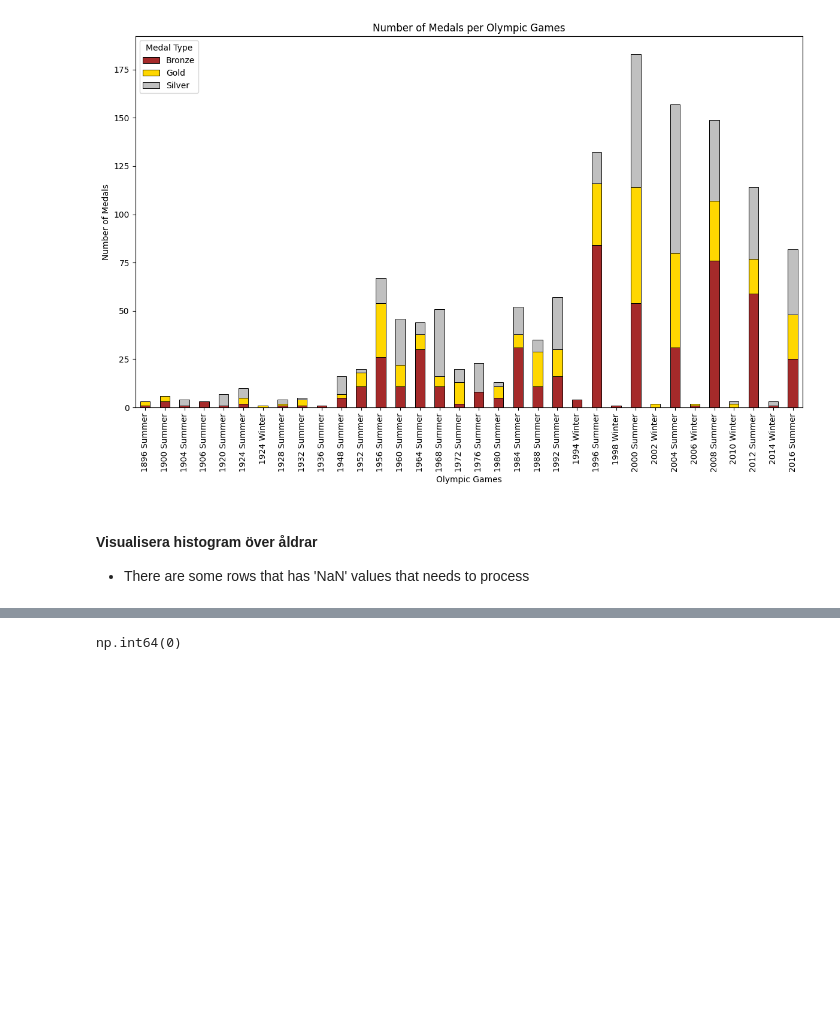
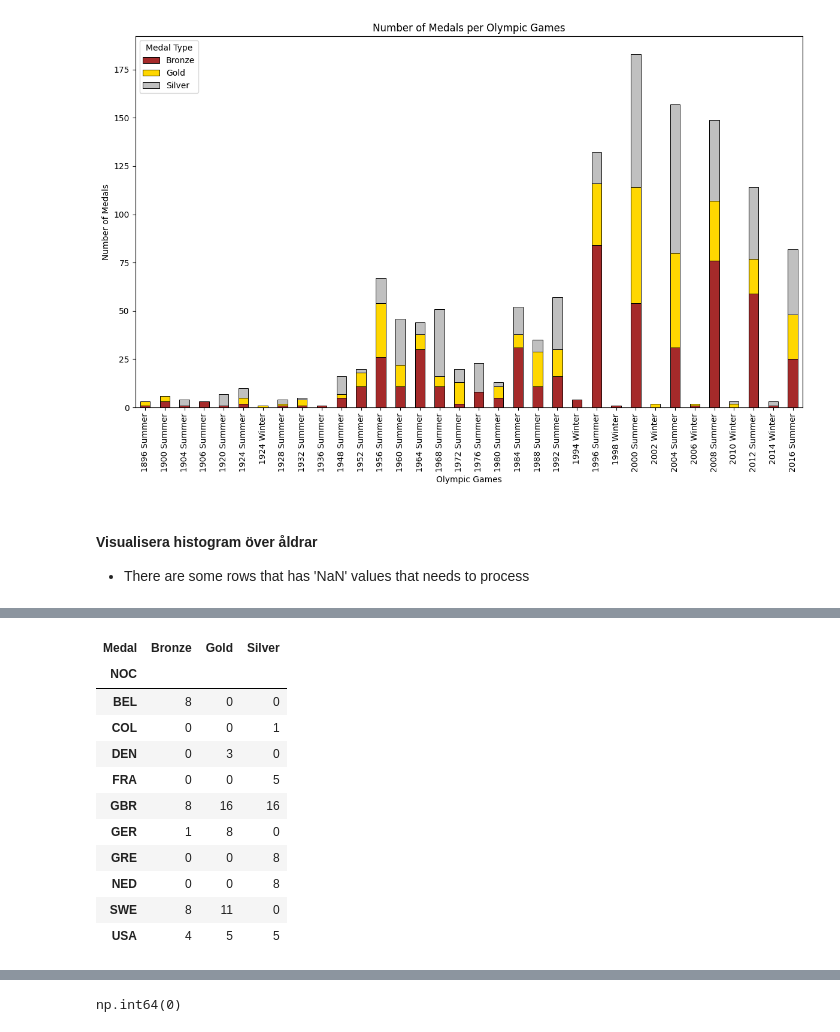
Before and after one commit to HexHungryAda/project-os, a Jupyter notebook: task1-2.ipynb, the cells around one changed output, grey strips where cells are left out. Cells and saved outputs as stored; diff of their text form; code cells hidden in the pictures; blank space fills up the shorter version.

```diff
--- a/task1.ipynb
+++ b/task1-2.ipynb
@@ -191,0 +258,21 @@ processed_aus_data = aus_data.dropna(subset=["Age"])
+# %%
+# Function to get number of medals by sport
+def total_medals_by_country(df, sport):
+    what_sport = df[df["Sport"] == sport]
+    medals = what_sport.groupby(["NOC", "Medal"]).size().unstack(fill_value=0)
+    return medals
+
+total_medals_by_country(df, "Tug-Of-War")
+# %% [output]
+| Medal | Bronze | Gold | Silver |
+| NOC |  |  |  |
+| BEL | 8 | 0 | 0 |
+| COL | 0 | 0 | 1 |
+| DEN | 0 | 3 | 0 |
+| FRA | 0 | 0 | 5 |
+| GBR | 8 | 16 | 16 |
+| GER | 1 | 8 | 0 |
+| GRE | 0 | 0 | 8 |
+| NED | 0 | 0 | 8 |
+| SWE | 8 | 11 | 0 |
+| USA | 4 | 5 | 5 |
```
Also changed, not shown: parts of 24 cells of this notebook, 1 other file.
